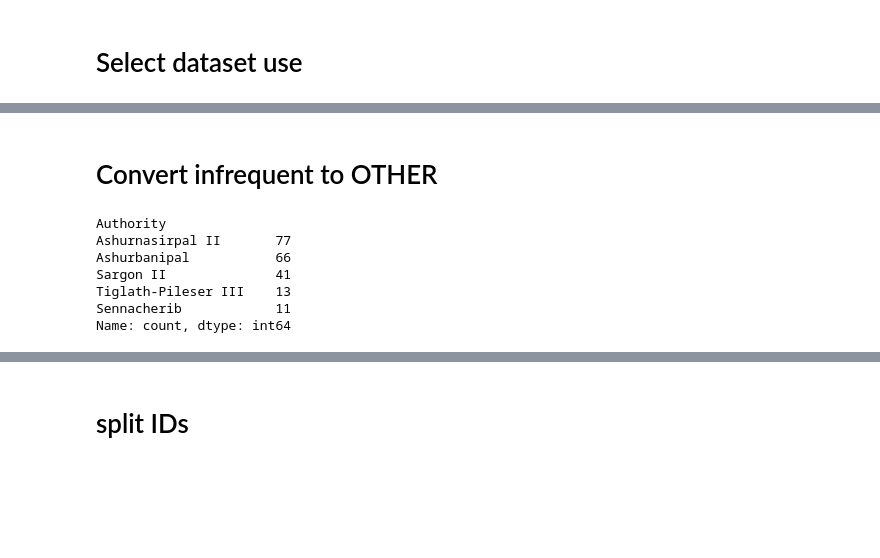
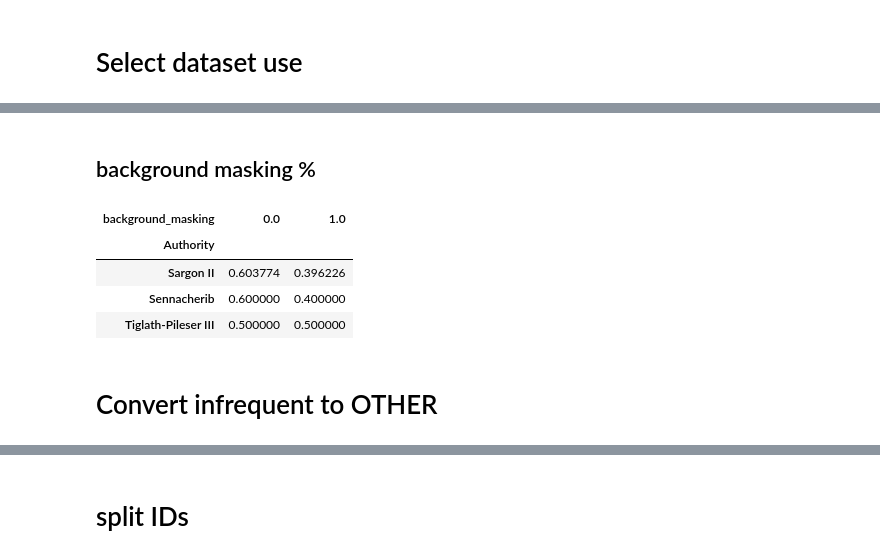
Before and after one commit to chendwend/thesis-assyrian-relief, a Jupyter notebook: notebooks/02_splitting.ipynb, the cells around one changed output, grey strips where cells are left out. Saved outputs shown, nothing was run; the diff lists cells and outputs as text; code cells hidden in the pictures; blank space fills up the shorter version.

```diff
--- a/notebooks/02_splitting.ipynb
+++ b/notebooks/02_splitting.ipynb
@@ -64,15 +85,15 @@ Tiglath-Pileser III         18
+# %% [markdown]
+## background masking %
+# %%
+pd.crosstab(df["Authority"], df["background_masking"], normalize="index")
+# %% [output]
+| background_masking | 0.0 | 1.0 |
+| Authority |  |  |
+| Sargon II | 0.603774 | 0.396226 |
+| Sennacherib | 0.600000 | 0.400000 |
+| Tiglath-Pileser III | 0.500000 | 0.500000 |
 # %% [markdown]
 # Convert infrequent to OTHER
 # %%
 infrequent_cats = ['Sennacherib', 'Tiglath-Pileser III', 'Shalmaneser III']
 df.loc[df['Authority'].isin(infrequent_cats), 'Authority'] = 'OTHER'
-# %%
-df['Authority'].value_counts()
-# %% [output]
-Authority
-Ashurnasirpal II       77
-Ashurbanipal           66
-Sargon II              41
-Tiglath-Pileser III    13
-Sennacherib            11
-Name: count, dtype: int64
```
Also changed, not shown: parts of 9 cells of this notebook, 8 other files.
